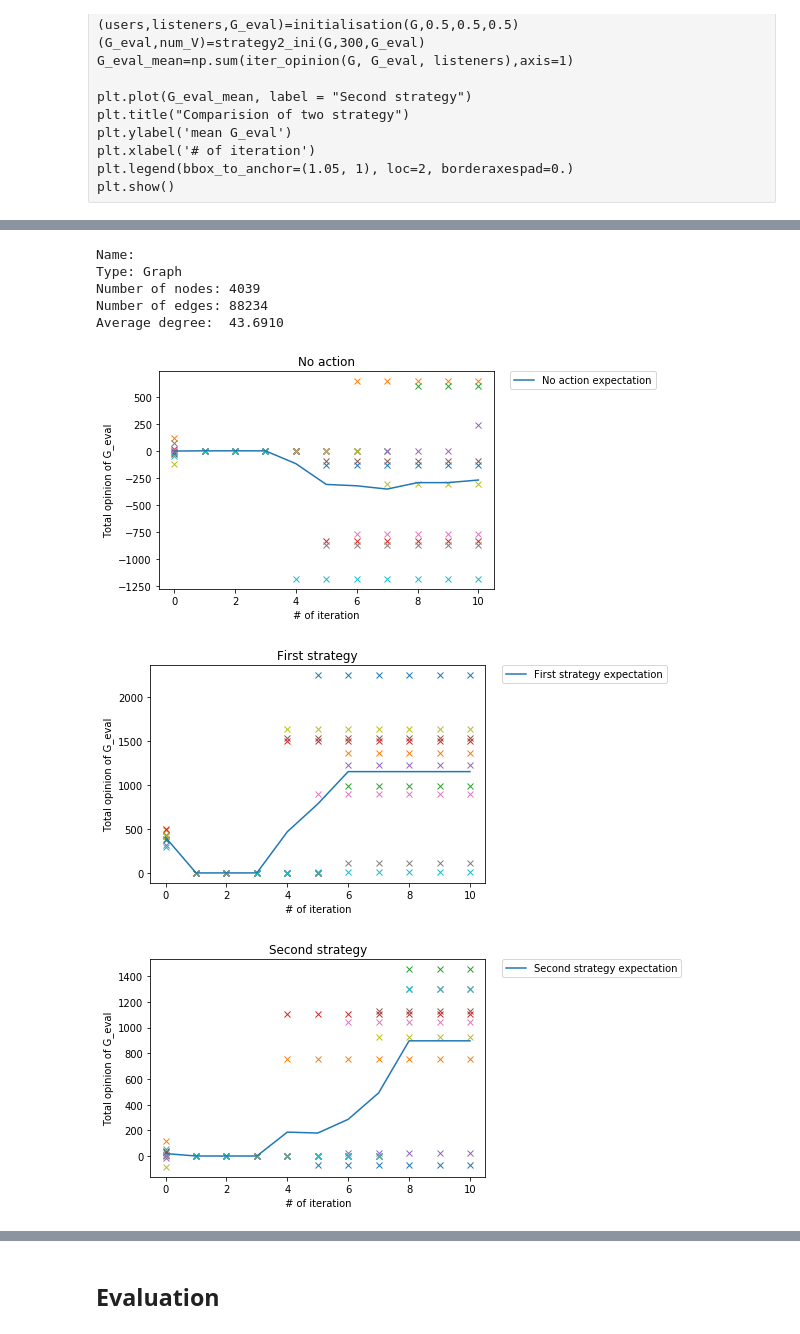
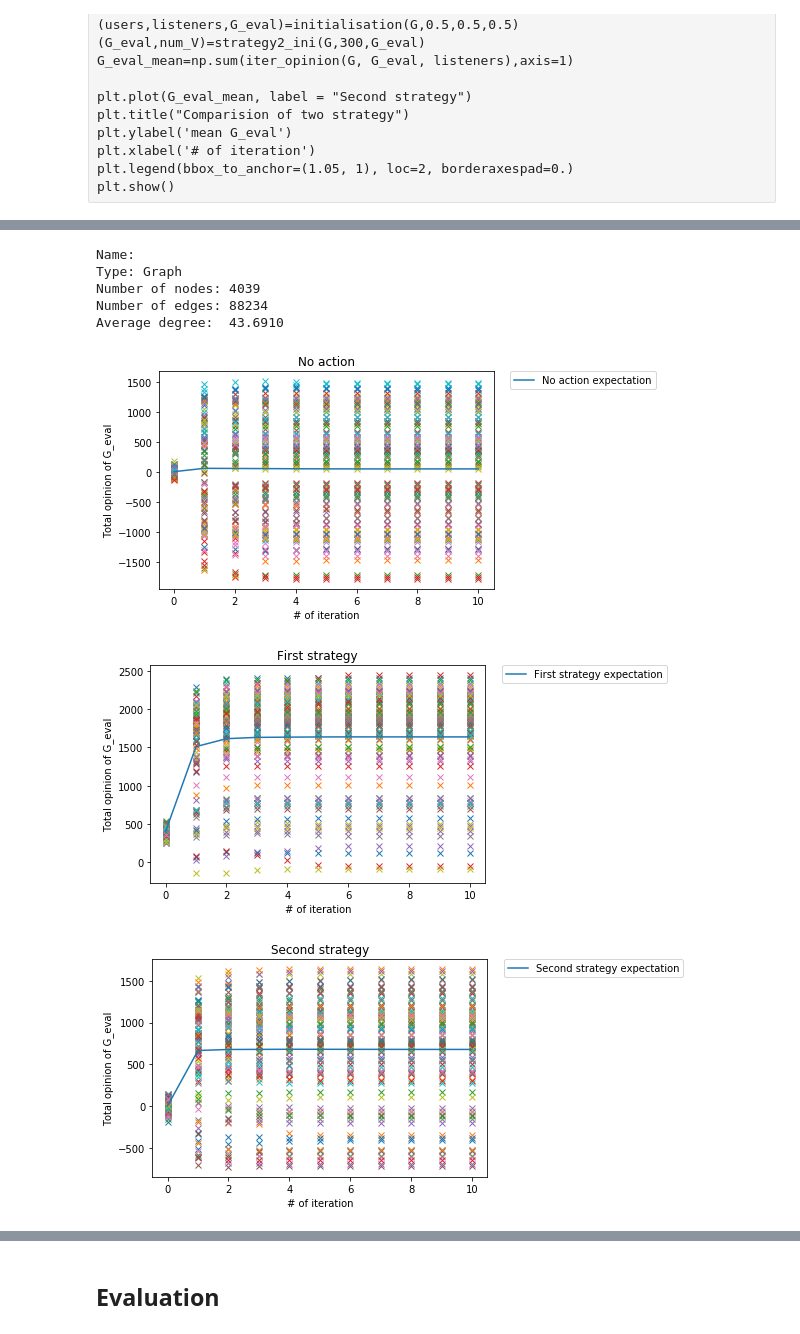
Before and after one commit to sun-xiaoyu/statQ, a Jupyter notebook: Final project.ipynb, the cells around one changed output, grey strips where cells are left out. Saved outputs shown, nothing was run; the diff lists cells and outputs as text; code cells hidden in the pictures.

Commit message:
fix strange curve & add degree analysis
fix strange curve caused by one line missing in  "iter_option"

```diff
--- a/Final project.ipynb
+++ b/Final project.ipynb
@@ -61,6 +61,7 @@ def iter_opinion(G, G_eval, listeners, max_interation=10):
             for j in range(t,max_interation+1):
                 np.copyto(G_eval_evolution[j],G_eval)
             break;
+        np.copyto(G_eval_evolution[t],G_eval);
     return G_eval_evolution
 # %% [markdown]
 ## Find the best p<sub>user</sub> for the first strategy
@@ -126,7 +131,7 @@ plt.show()
 G=graph_generation("graph.txt")
 
 # set the number of experiments (to calculate the expectation)
-nb_exp = 10
+nb_exp = 100
 max_interation = 10+1
 G_eval_mean_series_0 = np.zeros((nb_exp, max_interation))
 G_eval_mean_series_1 = np.zeros((nb_exp, max_interation))
@@ -168,33 +173,33 @@ G_eval_mean_exp_1 = np.mean(G_eval_mean_series_1, axis=0)
 plt.plot(G_eval_mean_exp_1, label = "First strategy expectation")
 plt.title("First strategy")
 plt.ylabel('Total opinion of G_eval')
 plt.xlabel('# of iteration')
 plt.legend(bbox_to_anchor=(1.05, 1), loc=2, borderaxespad=0.)
 plt.show()
 
 G_eval_mean_exp_2 = np.mean(G_eval_mean_series_2, axis=0)
 [plt.plot(x, "x") for x in G_eval_mean_series_2]
 plt.plot(G_eval_mean_exp_2, label = "Second strategy expectation")
 plt.title("Second strategy")
 plt.ylabel('Total opinion of G_eval')
 plt.xlabel('# of iteration')
 plt.legend(bbox_to_anchor=(1.05, 1), loc=2, borderaxespad=0.)
 plt.show()
 
 plt.plot(G_eval_mean_exp_0, label="No action")
 plt.plot(G_eval_mean_exp_1, label="First Strategy")
 plt.plot(G_eval_mean_exp_2, label = "Second strategy")
 plt.title("Comparision of the expectation two strategy")
 plt.ylabel('Total opinion of G_eval')
 plt.xlabel('# of iteration')
 plt.legend(bbox_to_anchor=(1.05, 1), loc=2, borderaxespad=0.)
 plt.show()
 # %% [output]
 Name:
 Type: Graph
 Number of nodes: 4039
 Number of edges: 88234
 Average degree:  43.6910
-[figure, old version]
+[figure, new version]
-[figure, old version]
+[figure, new version]
-[figure, old version]
+[figure, new version]
```
Also changed, not shown: parts of 12 cells of this notebook.
